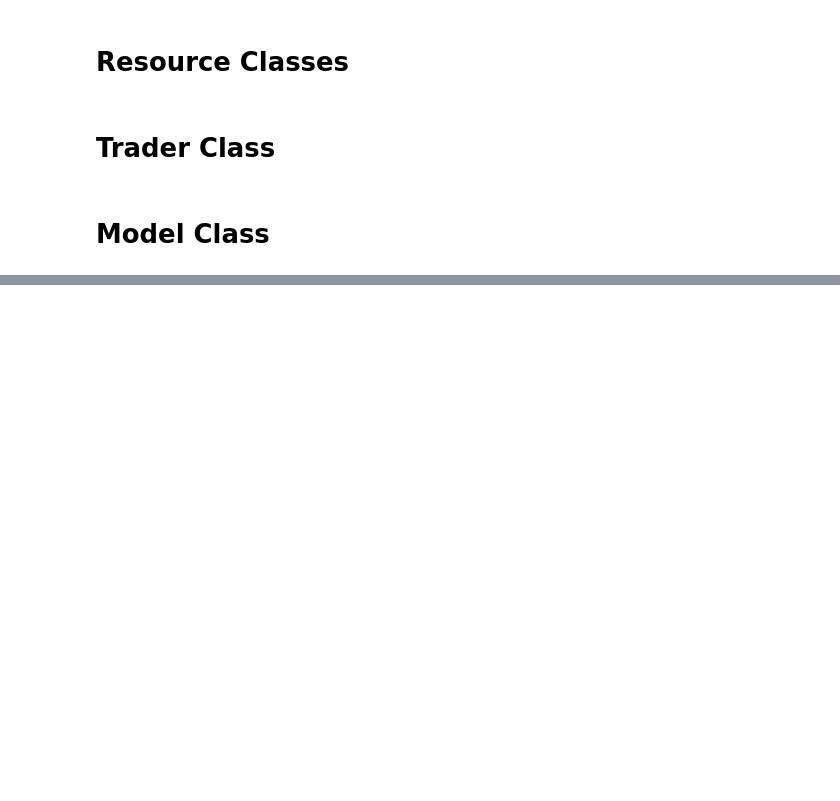
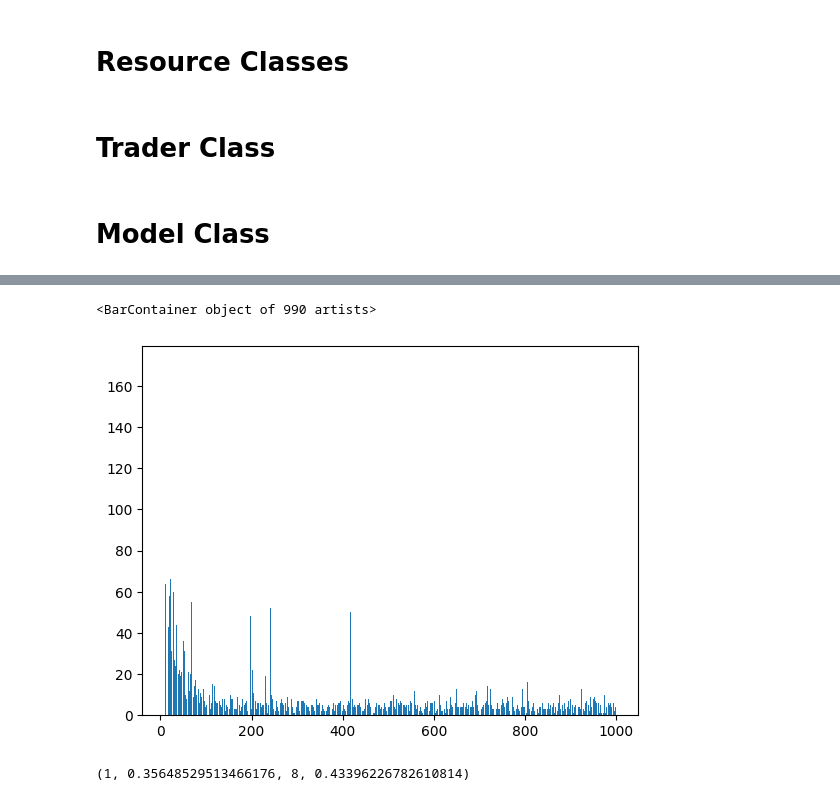
Before and after one commit to hunter-rohwer/mesa-denver, a Jupyter notebook: mesa_tutorial.ipynb, the cells around one changed output, grey strips where cells are left out. Cells and saved outputs as stored; diff of their text form; code cells hidden in the pictures; blank space fills up the shorter version.

```diff
--- a/mesa_tutorial.ipynb
+++ b/mesa_tutorial.ipynb
@@ -510,0 +630,21 @@ True True
+# %%
+# Trade volume per step
+
+plt.bar(results.index[10:], results["Trade Volume"][10:])
+# %% [output]
+<BarContainer object of 990 artists>
+[figure, added]
+# %%
+# Largest connected component
+largest_cc = max(nx.connected_components(G), key=len)
+G_lcc = G.subgraph(largest_cc).copy()
+
+# Metrics
+connectivity = nx.node_connectivity(G_lcc)
+clustering = nx.average_clustering(G)
+diameter = nx.diameter(G_lcc)
+efficiency = nx.global_efficiency(G)
+
+(connectivity, clustering, diameter, efficiency)
+# %% [output]
+(1, 0.35648529513466176, 8, 0.43396226782610814)
```
Also changed, not shown: parts of 16 cells of this notebook.
